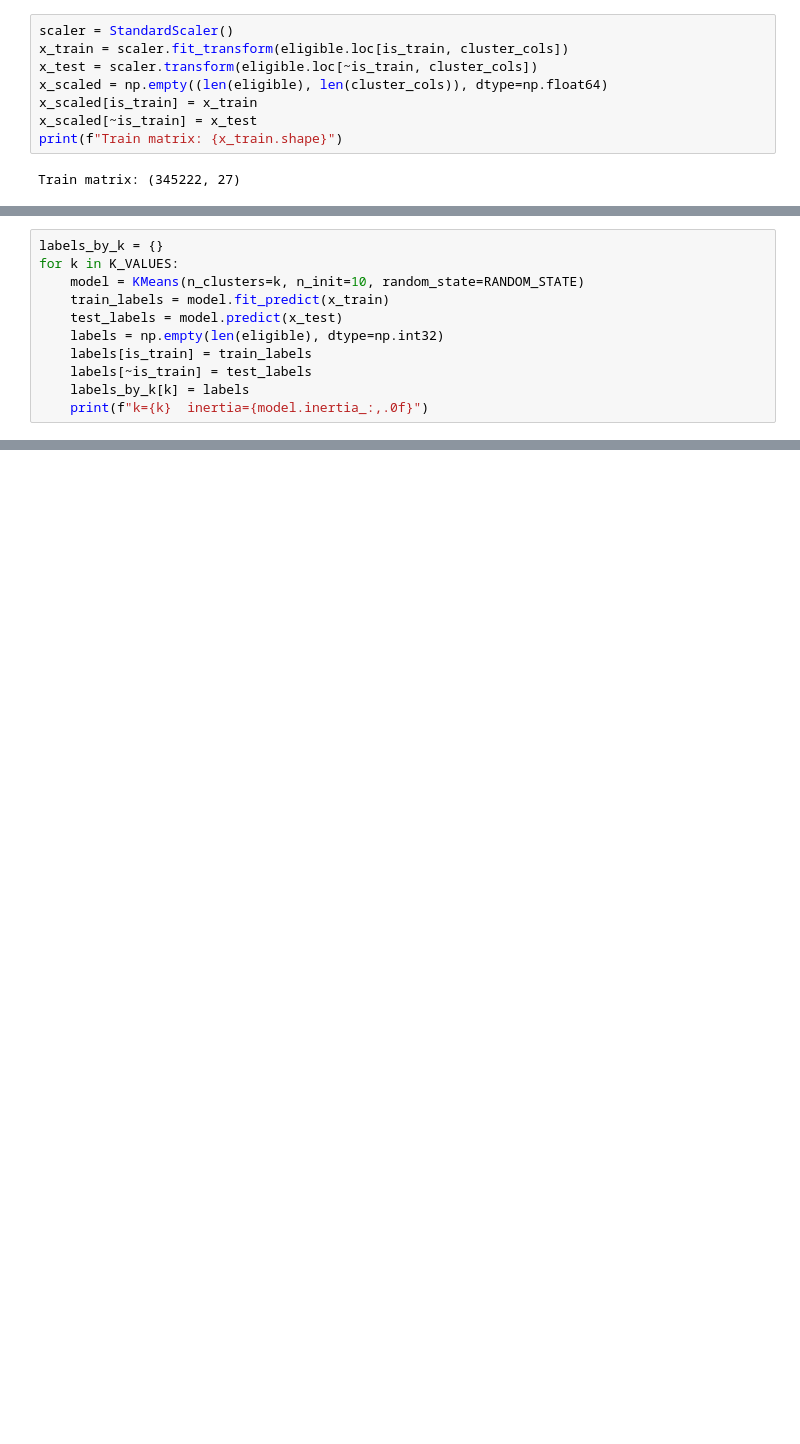
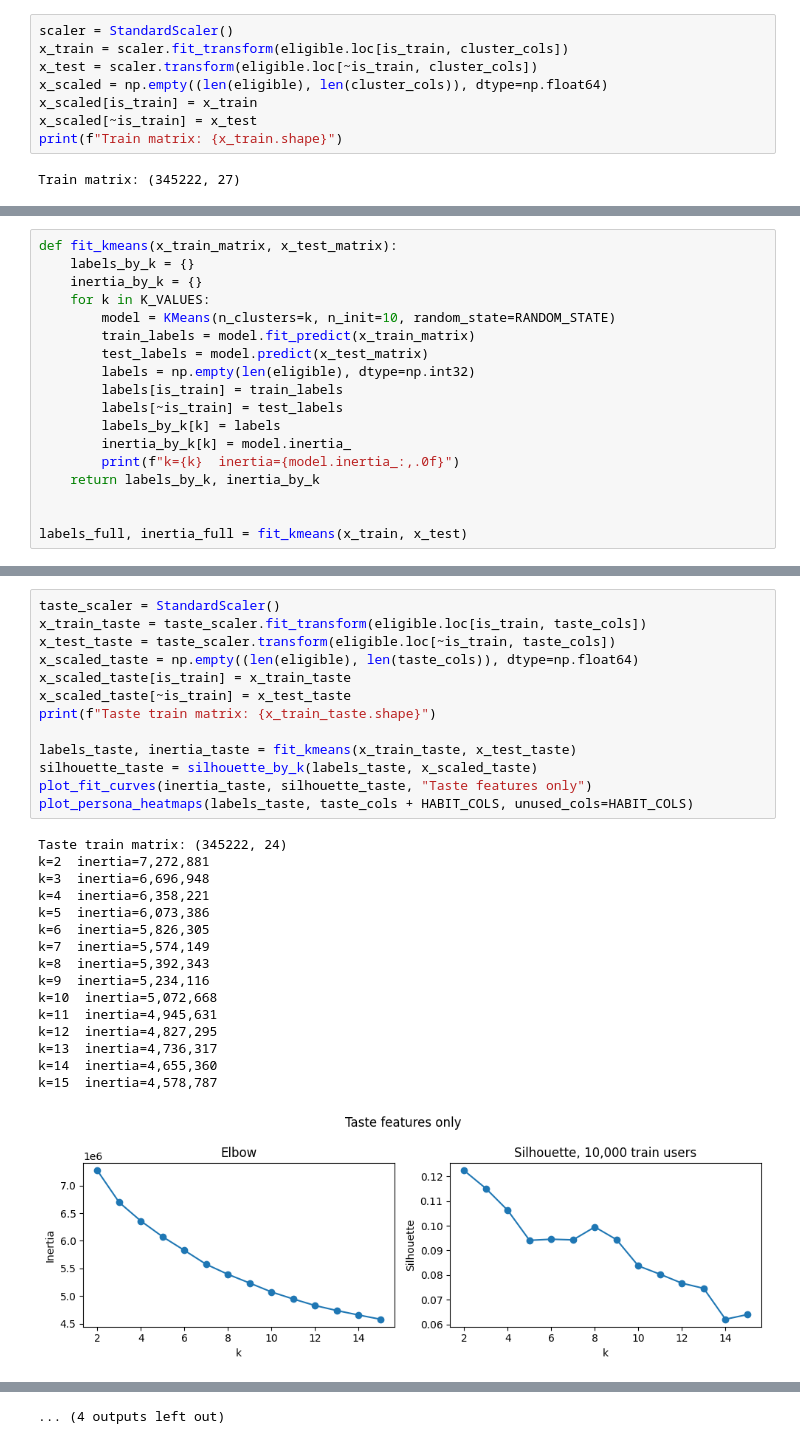
Before and after one commit to ReviBa/applied-DS-project, a Jupyter notebook: notebooks/07_user_clustering.ipynb, the cells around one changed output, grey strips where cells are left out. Cells and saved outputs as stored; diff of their text form; blank space fills up the shorter version.

```diff
--- a/notebooks/07_user_clustering.ipynb
+++ b/notebooks/07_user_clustering.ipynb
@@ -101,16 +111,23 @@ Train matrix: (345222, 27)
 
 Centers are fit on the scaled train matrix only. Test users are assigned to the nearest train center.
 # %%
-labels_by_k = {}
-for k in K_VALUES:
-    model = KMeans(n_clusters=k, n_init=10, random_state=RANDOM_STATE)
-    train_labels = model.fit_predict(x_train)
-    test_labels = model.predict(x_test)
-    labels = np.empty(len(eligible), dtype=np.int32)
-    labels[is_train] = train_labels
-    labels[~is_train] = test_labels
-    labels_by_k[k] = labels
-    print(f"k={k}  inertia={model.inertia_:,.0f}")
+def fit_kmeans(x_train_matrix, x_test_matrix):
+    labels_by_k = {}
+    inertia_by_k = {}
+    for k in K_VALUES:
+        model = KMeans(n_clusters=k, n_init=10, random_state=RANDOM_STATE)
+        train_labels = model.fit_predict(x_train_matrix)
+        test_labels = model.predict(x_test_matrix)
+        labels = np.empty(len(eligible), dtype=np.int32)
+        labels[is_train] = train_labels
+        labels[~is_train] = test_labels
+        labels_by_k[k] = labels
+        inertia_by_k[k] = model.inertia_
+        print(f"k={k}  inertia={model.inertia_:,.0f}")
+    return labels_by_k, inertia_by_k
+
+
+labels_full, inertia_full = fit_kmeans(x_train, x_test)
 # %% [output]
 k=2  inertia=8,294,939
 k=3  inertia=7,704,165
@@ -288,0 +239,30 @@ k = 4
+# %%
+taste_scaler = StandardScaler()
+x_train_taste = taste_scaler.fit_transform(eligible.loc[is_train, taste_cols])
+x_test_taste = taste_scaler.transform(eligible.loc[~is_train, taste_cols])
+x_scaled_taste = np.empty((len(eligible), len(taste_cols)), dtype=np.float64)
+x_scaled_taste[is_train] = x_train_taste
+x_scaled_taste[~is_train] = x_test_taste
+print(f"Taste train matrix: {x_train_taste.shape}")
+
+labels_taste, inertia_taste = fit_kmeans(x_train_taste, x_test_taste)
+silhouette_taste = silhouette_by_k(labels_taste, x_scaled_taste)
+plot_fit_curves(inertia_taste, silhouette_taste, "Taste features only")
+plot_persona_heatmaps(labels_taste, taste_cols + HABIT_COLS, unused_cols=HABIT_COLS)
+# %% [output]
+Taste train matrix: (345222, 24)
+k=2  inertia=7,272,881
+k=3  inertia=6,696,948
+k=4  inertia=6,358,221
+k=5  inertia=6,073,386
+k=6  inertia=5,826,305
+k=7  inertia=5,574,149
+k=8  inertia=5,392,343
+k=9  inertia=5,234,116
+k=10  inertia=5,072,668
+k=11  inertia=4,945,631
+k=12  inertia=4,827,295
+k=13  inertia=4,736,317
+k=14  inertia=4,655,360
+k=15  inertia=4,578,787
+[figure, added]
@@ -289 +279,2 @@ k = 4
+... (4 outputs left out)
 # %% [markdown]
```
Also changed, not shown: parts of 15 cells of this notebook.
